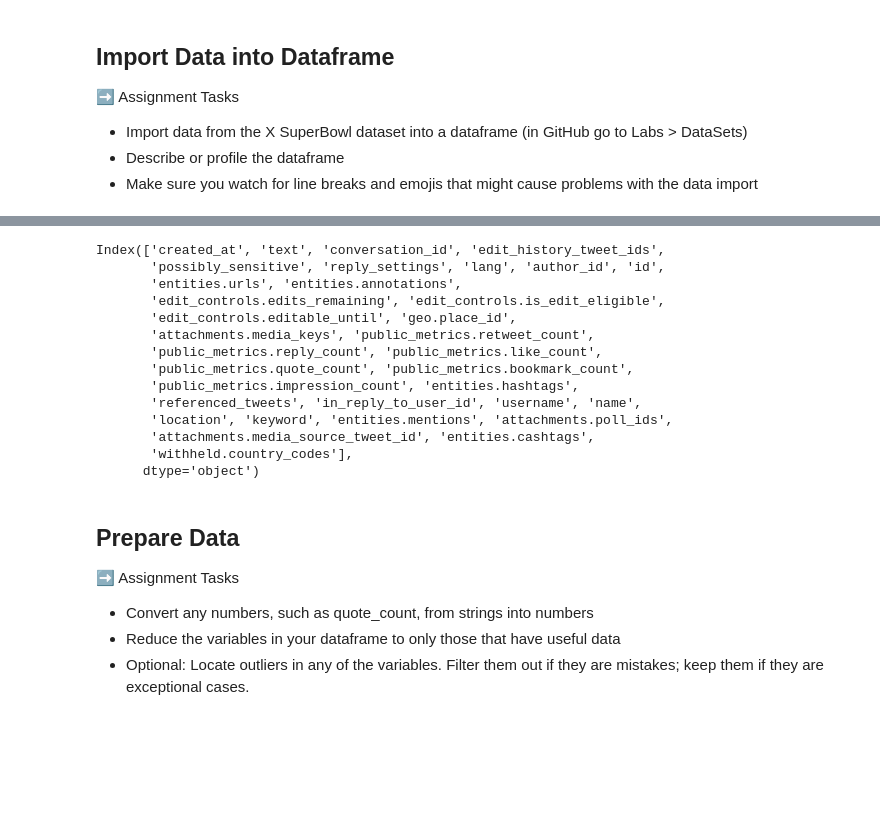
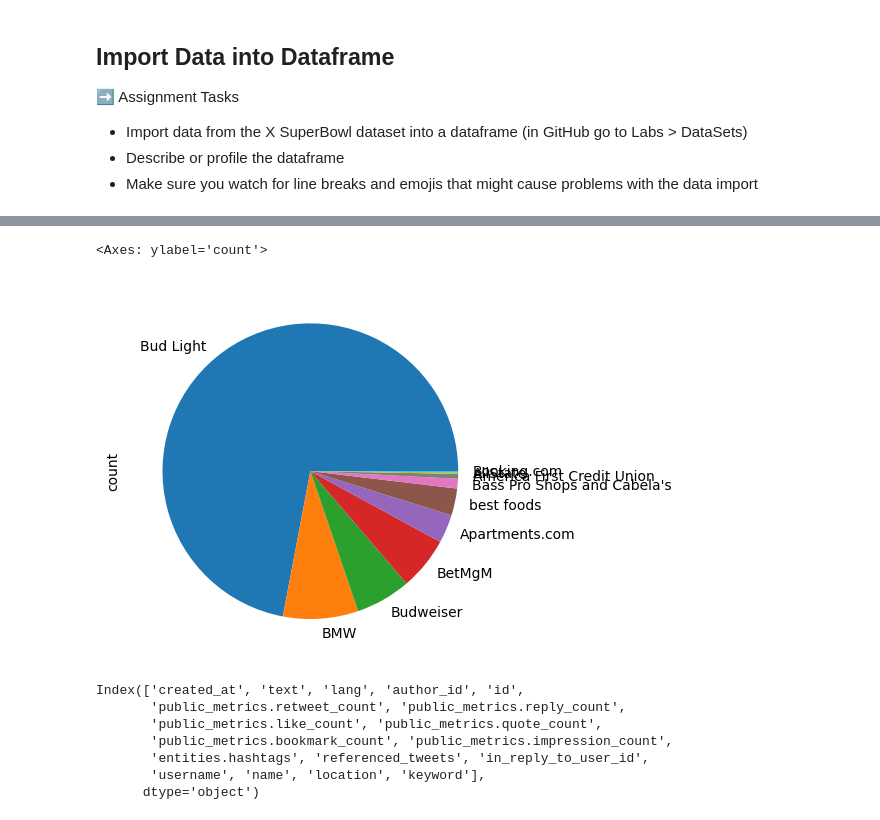
Before and after one commit to BBloxham1/is4487, a Jupyter notebook: Labs/Scripts/lab4_social_media_eda.ipynb, the cells around one changed output, grey strips where cells are left out. Drawn from its saved outputs; the diff is of its cells as text; code cells hidden in the pictures; blank space fills up the shorter version.

```diff
--- a/Labs/Scripts/lab4_social_media_eda.ipynb
+++ b/Labs/Scripts/lab4_social_media_eda.ipynb
@@ -43,0 +71,9 @@ df.describe()
+# %%
+# Reduce the variables in your dataframe to only those that have useful data
+df = df.drop(columns=['conversation_id', 'edit_history_tweet_ids',
+       'possibly_sensitive', 'reply_settings', 'entities.urls', 'entities.annotations',
+       'edit_controls.edits_remaining', 'edit_controls.is_edit_eligible',
+       'edit_controls.editable_until', 'geo.place_id',
+       'attachments.media_keys', 'entities.mentions', 'attachments.poll_ids',
+       'attachments.media_source_tweet_id', 'entities.cashtags',
+       'withheld.country_codes'])
@@ -44,24 +86,17 @@ df.describe()
+# %%
+#chart 1
+labels = df['keyword']
+df['keyword'].value_counts().plot.pie()
+# %% [output]
+<Axes: ylabel='count'>
+[figure, added]
 # %%
 df.columns
 # %% [output]
-Index(['created_at', 'text', 'conversation_id', 'edit_history_tweet_ids',
-       'possibly_sensitive', 'reply_settings', 'lang', 'author_id', 'id',
-       'entities.urls', 'entities.annotations',
-       'edit_controls.edits_remaining', 'edit_controls.is_edit_eligible',
-       'edit_controls.editable_until', 'geo.place_id',
-       'attachments.media_keys', 'public_metrics.retweet_count',
-       'public_metrics.reply_count', 'public_metrics.like_count',
-       'public_metrics.quote_count', 'public_metrics.bookmark_count',
-       'public_metrics.impression_count', 'entities.hashtags',
-       'referenced_tweets', 'in_reply_to_user_id', 'username', 'name',
-       'location', 'keyword', 'entities.mentions', 'attachments.poll_ids',
-       'attachments.media_source_tweet_id', 'entities.cashtags',
-       'withheld.country_codes'],
+Index(['created_at', 'text', 'lang', 'author_id', 'id',
+       'public_metrics.retweet_count', 'public_metrics.reply_count',
+       'public_metrics.like_count', 'public_metrics.quote_count',
+       'public_metrics.bookmark_count', 'public_metrics.impression_count',
+       'entities.hashtags', 'referenced_tweets', 'in_reply_to_user_id',
+       'username', 'name', 'location', 'keyword'],
       dtype='object')
-# %% [markdown]
-## Prepare Data
-
-➡️ Assignment Tasks
-- Convert any numbers, such as quote_count, from strings into numbers
-- Reduce the variables in your dataframe to only those that have useful data
-- Optional: Locate outliers in any of the variables.   Filter them out if they are mistakes; keep them if they are exceptional cases.
```
Also changed, not shown: parts of 9 cells of this notebook.
